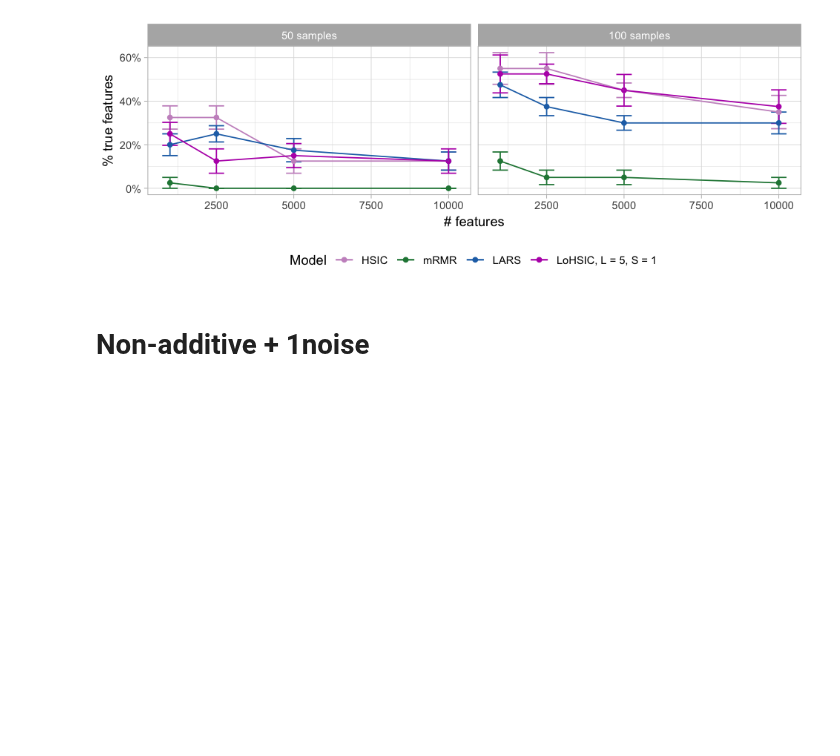
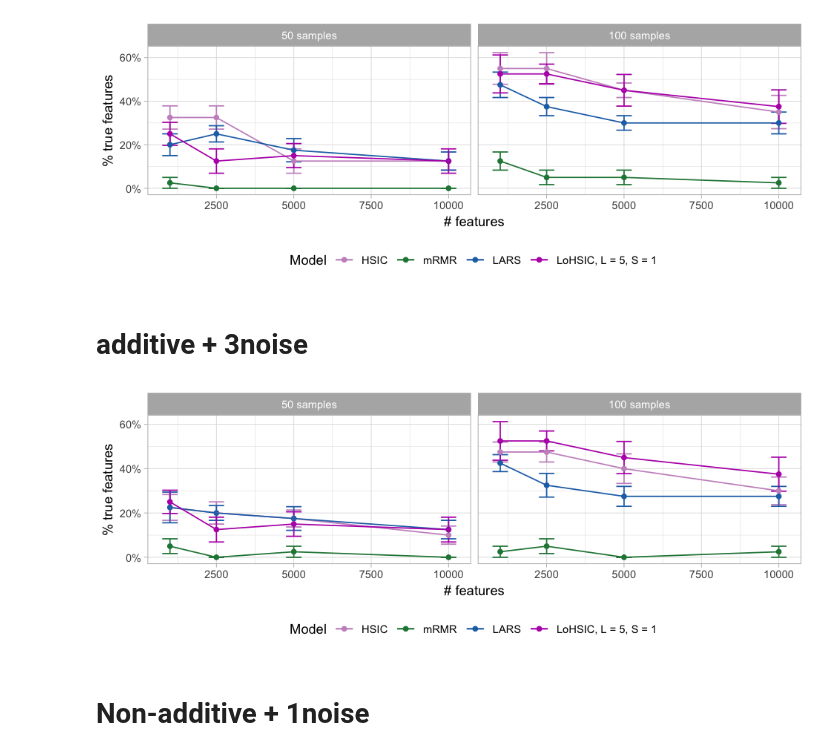
Before and after one commit to hclimente/nori, a Jupyter notebook: doc/benchmark_lhsic.ipynb, the cells around one changed output. Saved outputs shown, nothing was run; the diff lists cells and outputs as text; code cells hidden in the pictures; blank space fills up the shorter version.

```diff
--- a/doc/benchmark_lhsic.ipynb
+++ b/doc/benchmark_lhsic.ipynb
@@ -227,3 +244,5 @@ padd_2noise
 save_plot('./imgs/lhsic_additive_2noise.pdf', padd_2noise, base_height = 3.0, base_width = 6.0)
 # %% [output]
 [figure]
+# %% [markdown]
+# additive + 3noise
@@ -230,3 +293,55 @@ save_plot('./imgs/lhsic_additive_2noise.pdf', padd_2noise, base_height = 3.0, ba
+# %%
+# Feature selection measures
+ya_features <- read_tsv('../results/others_benchmark_3noise/yamada_additive_feature_selection.tsv',
+                        col_types = 'ciiiiid') %>%
+    prepare_df %>%
+    summarize(n = n(), ended = sum(!is.na(tpr)),
+              sem = sd(tpr) / sqrt(ended), tpr = mean(tpr),
+              selected = mean(selected)) %>%
+    ungroup %>%
+    filter(! is.na(model))  %>%
+    filter(samples_txt != '200 samples') %>%
+    filter(samples_txt != '300 samples')
+ya_features_lhsic <- read_tsv('../results/lhl_benchmark_additive_scale_2noise/yamada_additive_feature_selection.tsv',
+                        col_types = 'ciiiiid') %>%
+    prepare_df %>%
+    summarize(n = n(), ended = sum(!is.na(tpr)),
+              sem = sd(tpr) / sqrt(ended), tpr = mean(tpr),
+              selected = mean(selected)) %>%
+    ungroup
+ya_features_all <- bind_rows(ya_features, ya_features_lhsic)
+
+# Regression measures
+ya_prediction <- read_tsv('../results/others_benchmark_3noise/yamada_additive_prediction.tsv',
+                       col_types = 'ciiiid') %>%
+    prepare_df %>%
+    summarize(n = n(), ended = sum(!is.na(mse)),
+              sem = sd(mse) / sqrt(ended), mse = mean(mse) ) %>%
+    ungroup %>%
+    filter(! is.na(model))
+ya_prediction_lhsic <- read_tsv('../results/lhl_benchmark_additive_scale_2noise/yamada_additive_prediction_lhsic.tsv',
+                       col_types = 'ciiiid') %>%
+    prepare_df %>%
+    summarize(n = n(), ended = sum(!is.na(mse)),
+              sem = sd(mse) / sqrt(ended), mse = mean(mse) ) %>%
+    ungroup
+ya_prediction_all <- bind_rows(ya_prediction, ya_prediction_lhsic)
+
+options(repr.plot.width=8, repr.plot.height=3.)
+padd_2noise <- ggplot(ya_features_all, aes(x = features, y = tpr, color = model)) +
+    geom_errorbar(aes(ymin = tpr - sem, ymax = tpr + sem), width = 500) +
+    geom_point() +
+    geom_line() +
+    theme_light() +
+    theme(legend.position = 'bottom') +
+    labs(x = '# features', y = '% true features', color = 'Model') +
+    facet_grid(. ~ samples_txt) +
+    scale_y_continuous(labels = scales::percent) +
+    scale_color_manual(values = palette)
+padd_2noise
+save_plot('./imgs/lhsic_additive_2noise.pdf', padd_2noise, base_height = 3.0, base_width = 6.0)
+# %% [output]
+[figure, added]
 # %% [markdown]
 # Non-additive + 1noise
 # %%
```
Also changed, not shown: parts of 5 cells of this notebook, 3 other files.
